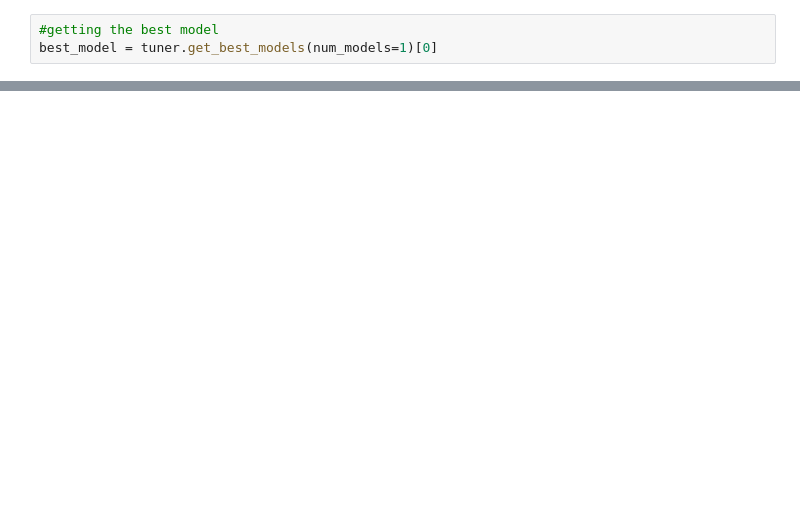
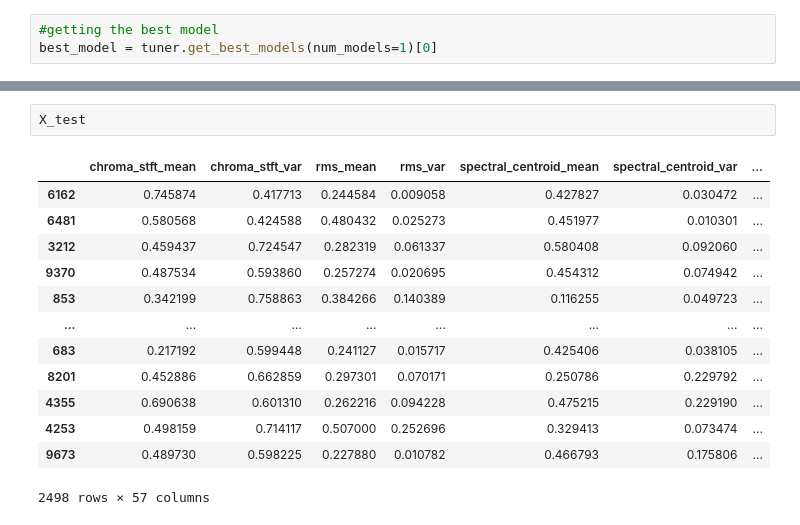
Before and after one commit to purusharthmalik/Audio-Genre-Classification, a Jupyter notebook: dense-gtzan.ipynb, the cells around one changed output, grey strips where cells are left out. Drawn from its saved outputs; the diff is of its cells as text; blank space fills up the shorter version.

```diff
--- a/dense-gtzan.ipynb
+++ b/dense-gtzan.ipynb
@@ -269,0 +325,16 @@ plt.show()
+# %%
+X_test
+# %% [output]
+|  | chroma_stft_mean | chroma_stft_var | rms_mean | rms_var | spectral_centroid_mean | spectral_centroid_var | ... |
+| 6162 | 0.745874 | 0.417713 | 0.244584 | 0.009058 | 0.427827 | 0.030472 | ... |
+| 6481 | 0.580568 | 0.424588 | 0.480432 | 0.025273 | 0.451977 | 0.010301 | ... |
+| 3212 | 0.459437 | 0.724547 | 0.282319 | 0.061337 | 0.580408 | 0.092060 | ... |
+| 9370 | 0.487534 | 0.593860 | 0.257274 | 0.020695 | 0.454312 | 0.074942 | ... |
+| 853 | 0.342199 | 0.758863 | 0.384266 | 0.140389 | 0.116255 | 0.049723 | ... |
+| ... | ... | ... | ... | ... | ... | ... | ... |
+| 683 | 0.217192 | 0.599448 | 0.241127 | 0.015717 | 0.425406 | 0.038105 | ... |
+| 8201 | 0.452886 | 0.662859 | 0.297301 | 0.070171 | 0.250786 | 0.229792 | ... |
+| 4355 | 0.690638 | 0.601310 | 0.262216 | 0.094228 | 0.475215 | 0.229190 | ... |
+| 4253 | 0.498159 | 0.714117 | 0.507000 | 0.252696 | 0.329413 | 0.073474 | ... |
+| 9673 | 0.489730 | 0.598225 | 0.227880 | 0.010782 | 0.466793 | 0.175806 | ... |
+2498 rows × 57 columns
```
Also changed, not shown: parts of 24 cells of this notebook, 6 other files.
